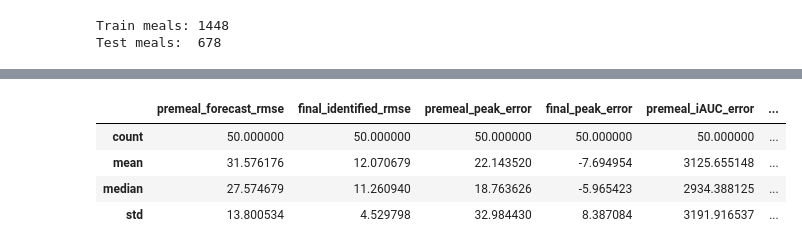
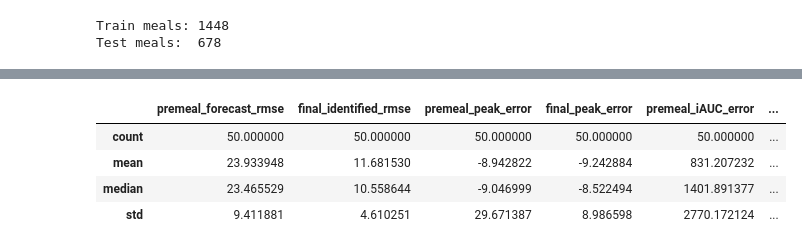
Before and after one commit to vskantze/dynamic-metabolic-state, a Jupyter notebook: nbs/mode2_online_bayesian_meal_identification_real_data.ipynb, the cells around one changed output, grey strips where cells are left out. Drawn from its saved outputs; the diff is of its cells as text; code cells hidden in the pictures.

```diff
--- a/nbs/mode2_online_bayesian_meal_identification_real_data.ipynb
+++ b/nbs/mode2_online_bayesian_meal_identification_real_data.ipynb
@@ -641,10 +936,11 @@ def index_last_before(time, value):
 example_idx = test_idx[0]
 example_sample = sample_from_dataset(mode2_dataset, example_idx)
 example_theta = dict(ACKERMAN_DEFAULT)
-A_prior, T_prior = predict_meal_prior(example_sample)
+example_prior = predict_meal_prior_distribution(example_sample)
+A_prior = example_prior["A"]
+T_prior = example_prior["T"]
 
-A_grid = make_log_grid(A_prior, *PARAM_BOUNDS["A"], n=35, factor_low=0.25, factor_high=4.0)
-T_grid = make_linear_grid(T_prior, *PARAM_BOUNDS["T"], n=35, width=80.0)
+A_grid, T_grid = make_prediction_grids(example_prior, n_A=35, n_T=35)
 
 result = online_meal_posterior(
     example_sample,
@@ -654,6 +950,8 @@ result = online_meal_posterior(
     sigma=12.0,
     A_prior=A_prior,
     T_prior=T_prior,
+    A_log_sd=example_prior["A_log_sd"],
+    T_log_sd=example_prior["T_log_sd"],
     update_start=0.0,
 )
 
@@ -665,6 +963,7 @@ print("Person:", example_sample["person_id"])
 print("Meal:", example_sample["meal_id"])
 print("Meal composition:", example_sample["meal"])
 print(f"Prior A/T: {A_prior:.4f}, {T_prior:.1f}")
+print(f"Prior log SD A/T: {example_prior['A_log_sd']:.3f}, {example_prior['T_log_sd']:.3f}")
 print(f"Premeal posterior mean A/T: {pre_summary['A_mean']:.4f}, {pre_summary['T_mean']:.1f}")
 print(f"Final MAP A/T: {final_summary['A_map']:.4f}, {final_summary['T_map']:.1f}")
 print(f"Final mean A/T: {final_summary['A_mean']:.4f} +/- {final_summary['A_sd']:.4f}, {final_summary['T_mean']:.1f} +/- {final_summary['T_sd']:.1f}")
@@ -787,9 +1087,10 @@ def evaluate_mode2_heldout(ds, indices, max_meals=50, sigma=12.0):
 
     for idx in tqdm(indices[:max_meals]):
         sample = sample_from_dataset(ds, idx)
-        A_prior, T_prior = predict_meal_prior(sample)
-        A_grid = make_log_grid(A_prior, *PARAM_BOUNDS["A"], n=25, factor_low=0.25, factor_high=4.0)
-        T_grid = make_linear_grid(T_prior, *PARAM_BOUNDS["T"], n=25, width=80.0)
+        prior = predict_meal_prior_distribution(sample)
+        A_prior = prior["A"]
+        T_prior = prior["T"]
+        A_grid, T_grid = make_prediction_grids(prior, n_A=25, n_T=25)
 
         result_i = online_meal_posterior(
             sample,
@@ -799,6 +1100,8 @@ def evaluate_mode2_heldout(ds, indices, max_meals=50, sigma=12.0):
             sigma=sigma,
             A_prior=A_prior,
             T_prior=T_prior,
+            A_log_sd=prior["A_log_sd"],
+            T_log_sd=prior["T_log_sd"],
             update_start=0.0,
         )
 
@@ -820,6 +1123,8 @@ def evaluate_mode2_heldout(ds, indices, max_meals=50, sigma=12.0):
             "meal_id": sample["meal_id"],
             "A_prior": A_prior,
             "T_prior": T_prior,
+            "A_log_sd_prior": prior["A_log_sd"],
+            "T_log_sd_prior": prior["T_log_sd"],
             **final_params,
             "premeal_forecast_rmse": float(np.sqrt(np.mean((pre_pred[post] - sample["glucose"][post]) ** 2))),
             "final_identified_rmse": float(np.sqrt(np.mean((final_pred[post] - sample["glucose"][post]) ** 2))),
@@ -829,33 +1134,33 @@ def evaluate_mode2_heldout(ds, indices, max_meals=50, sigma=12.0):
             "final_iAUC_error": final_metrics["iAUC"] - obs_metrics["iAUC"],
         })
 
     return pd.DataFrame(rows)
 
 
 MAX_MODE2_HELDOUT_EVAL_MEALS = 50
 mode2_eval = evaluate_mode2_heldout(
     mode2_dataset,
     test_idx,
     max_meals=MAX_MODE2_HELDOUT_EVAL_MEALS,
 )
 
 mode2_summary = mode2_eval[[
     "premeal_forecast_rmse",
     "final_identified_rmse",
     "premeal_peak_error",
     "final_peak_error",
     "premeal_iAUC_error",
     "final_iAUC_error",
     "A_mean",
     "T_mean",
     "A_sd",
     "T_sd",
 ]].agg(["count", "mean", "median", "std"])
 
 mode2_summary
 # %% [output]
 |  | premeal_forecast_rmse | final_identified_rmse | premeal_peak_error | final_peak_error | premeal_iAUC_error | ... |
 | count | 50.000000 | 50.000000 | 50.000000 | 50.000000 | 50.000000 | ... |
-| mean | 31.576176 | 12.070679 | 22.143520 | -7.694954 | 3125.655148 | ... |
-| median | 27.574679 | 11.260940 | 18.763626 | -5.965423 | 2934.388125 | ... |
-| std | 13.800534 | 4.529798 | 32.984430 | 8.387084 | 3191.916537 | ... |
+| mean | 23.933948 | 11.681530 | -8.942822 | -9.242884 | 831.207232 | ... |
+| median | 23.465529 | 10.558644 | -9.046999 | -8.522494 | 1401.891377 | ... |
+| std | 9.411881 | 4.610251 | 29.671387 | 8.986598 | 2770.172124 | ... |
```
Also changed, not shown: parts of 9 cells of this notebook.
